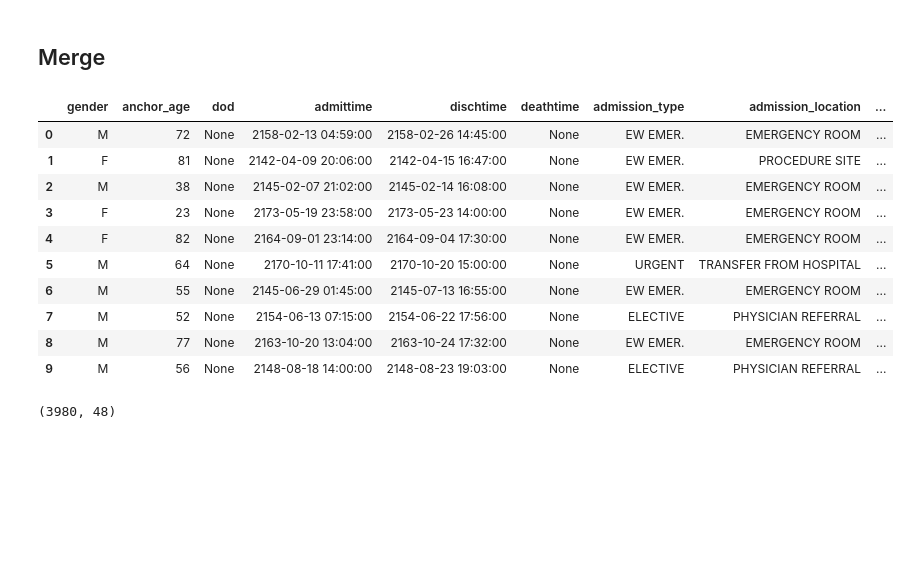
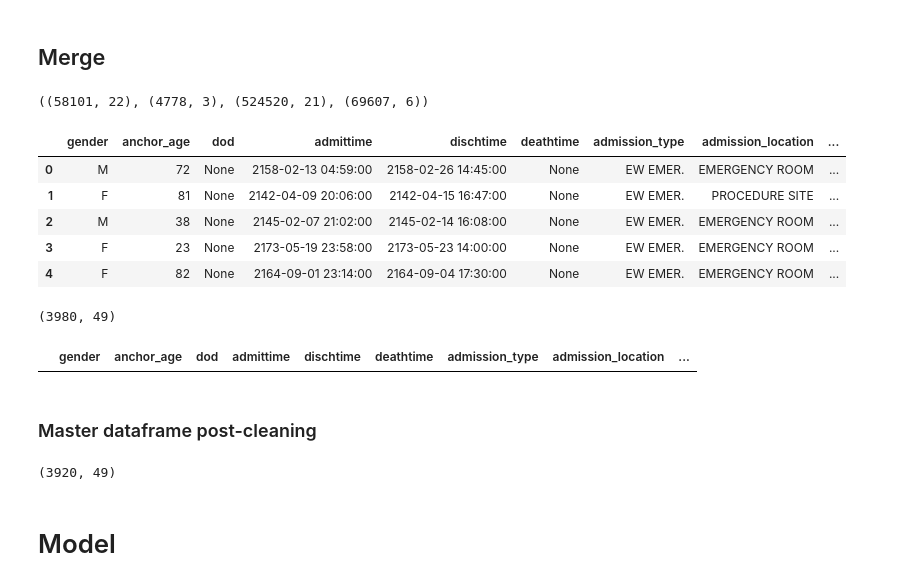
Before and after one commit to chunhunghow/nus-datathon, a Jupyter notebook: nus-nuhs-datathon 2020 v2.ipynb, the cells around one changed output. Saved outputs shown, nothing was run; the diff lists cells and outputs as text; code cells hidden in the pictures; blank space fills up the shorter version.

Commit message:
remove unwanted discharge locations

```diff
--- a/nus-nuhs-datathon 2020 v2.ipynb
+++ b/nus-nuhs-datathon 2020 v2.ipynb
@@ -19,7 +20,7 @@ con = psycopg2.connect(database=database, user=username, password=password, host
 # %%
 cur = con.cursor()
 # %%
-mode = 'query' # 'query'
+mode = 'load' # 'query' or 'load'
 # %% [markdown]
 # Hospital and ICU cohort
 # %%
@@ -953,27 +949,34 @@ num_stay[num_stay['stay_id']>1]
 |  | hadm_id | stay_id |
 # %% [markdown]
 ## Merge
+# %%
+hosp_icu.shape, vsvd1.shape, cci.shape, sofa_daily_agg.shape
+# %% [output]
+((58101, 22), (4778, 3), (524520, 21), (69607, 6))
 # %%
 master = pd.merge(pd.merge(pd.merge(hosp_icu, vsvd1, on=['subject_id','stay_id']), cci, on=['subject_id','hadm_id']),\
                   sofa_daily_agg, on='stay_id')
+# %%
+master['bef_icu_los'] = (master['intime'] - master['admittime']).dt.days
 # %%
 ## create label
 master['icu_disch_los'] = (master['dischtime'] - master['outtime']).dt.days
 # %%
-master.head(10)
+master.head()
 # %% [output]
 |  | gender | anchor_age | dod | admittime | dischtime | deathtime | admission_type | admission_location | ... |
 | 0 | M | 72 | None | 2158-02-13 04:59:00 | 2158-02-26 14:45:00 | None | EW EMER. | EMERGENCY ROOM | ... |
 | 1 | F | 81 | None | 2142-04-09 20:06:00 | 2142-04-15 16:47:00 | None | EW EMER. | PROCEDURE SITE | ... |
 | 2 | M | 38 | None | 2145-02-07 21:02:00 | 2145-02-14 16:08:00 | None | EW EMER. | EMERGENCY ROOM | ... |
 | 3 | F | 23 | None | 2173-05-19 23:58:00 | 2173-05-23 14:00:00 | None | EW EMER. | EMERGENCY ROOM | ... |
 | 4 | F | 82 | None | 2164-09-01 23:14:00 | 2164-09-04 17:30:00 | None | EW EMER. | EMERGENCY ROOM | ... |
-| 5 | M | 64 | None | 2170-10-11 17:41:00 | 2170-10-20 15:00:00 | None | URGENT | TRANSFER FROM HOSPITAL | ... |
-| 6 | M | 55 | None | 2145-06-29 01:45:00 | 2145-07-13 16:55:00 | None | EW EMER. | EMERGENCY ROOM | ... |
-| 7 | M | 52 | None | 2154-06-13 07:15:00 | 2154-06-22 17:56:00 | None | ELECTIVE | PHYSICIAN REFERRAL | ... |
-| 8 | M | 77 | None | 2163-10-20 13:04:00 | 2163-10-24 17:32:00 | None | EW EMER. | EMERGENCY ROOM | ... |
-| 9 | M | 56 | None | 2148-08-18 14:00:00 | 2148-08-23 19:03:00 | None | ELECTIVE | PHYSICIAN REFERRAL | ... |
 # %%
 master.shape
 # %% [output]
-(3980, 48)
+(3980, 49)
+# %%
+master[master['sofa_24hoursmaxmax'].isna()]
+# %% [output]
+|  | gender | anchor_age | dod | admittime | dischtime | deathtime | admission_type | admission_location | ... |
+# %% [markdown]
+### Master dataframe post-cleaning
@@ -979,0 +987,6 @@ master.shape
+# %%
+master.shape
+# %% [output]
+(3920, 49)
+# %% [markdown]
+# Model
```
Also changed, not shown: parts of 21 cells of this notebook.
